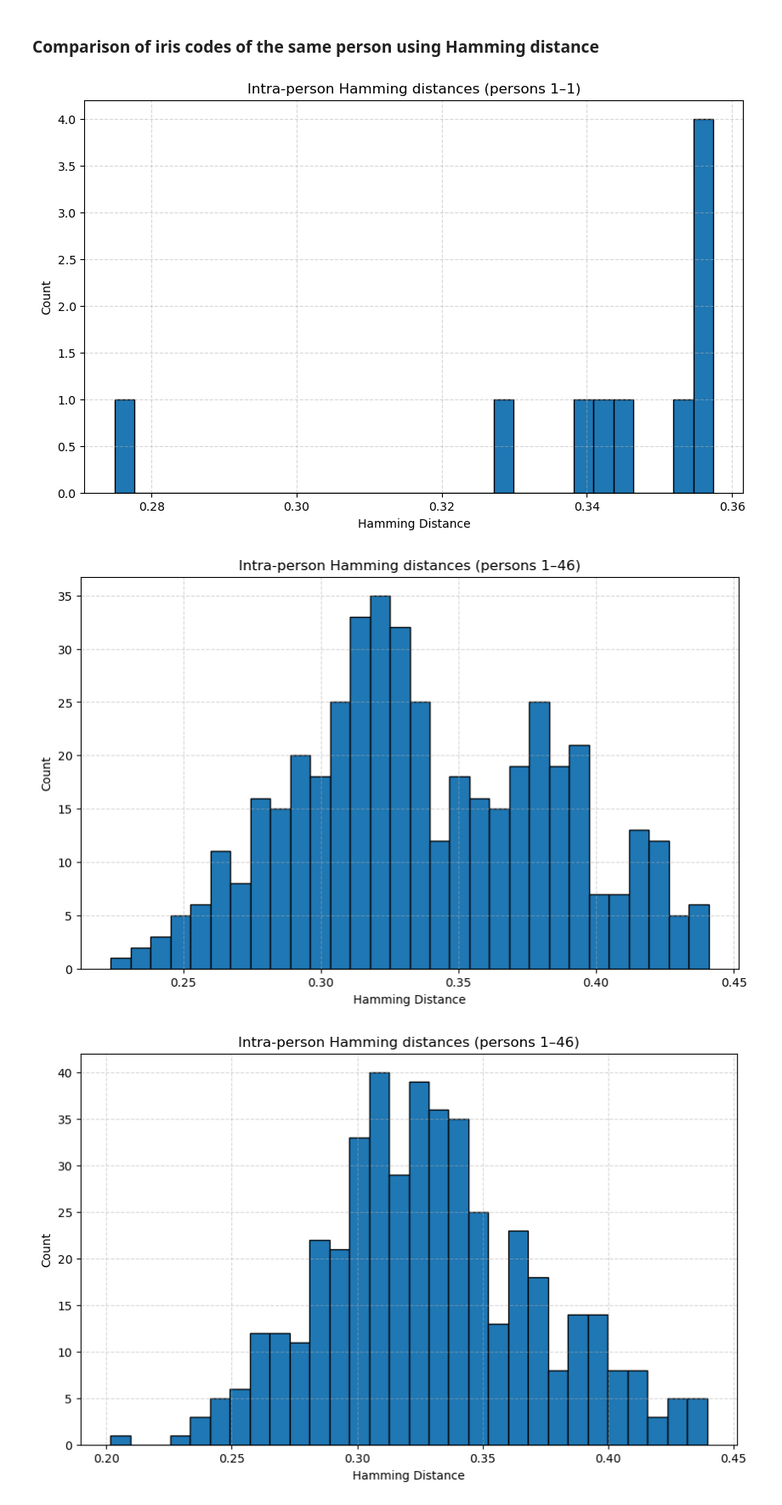
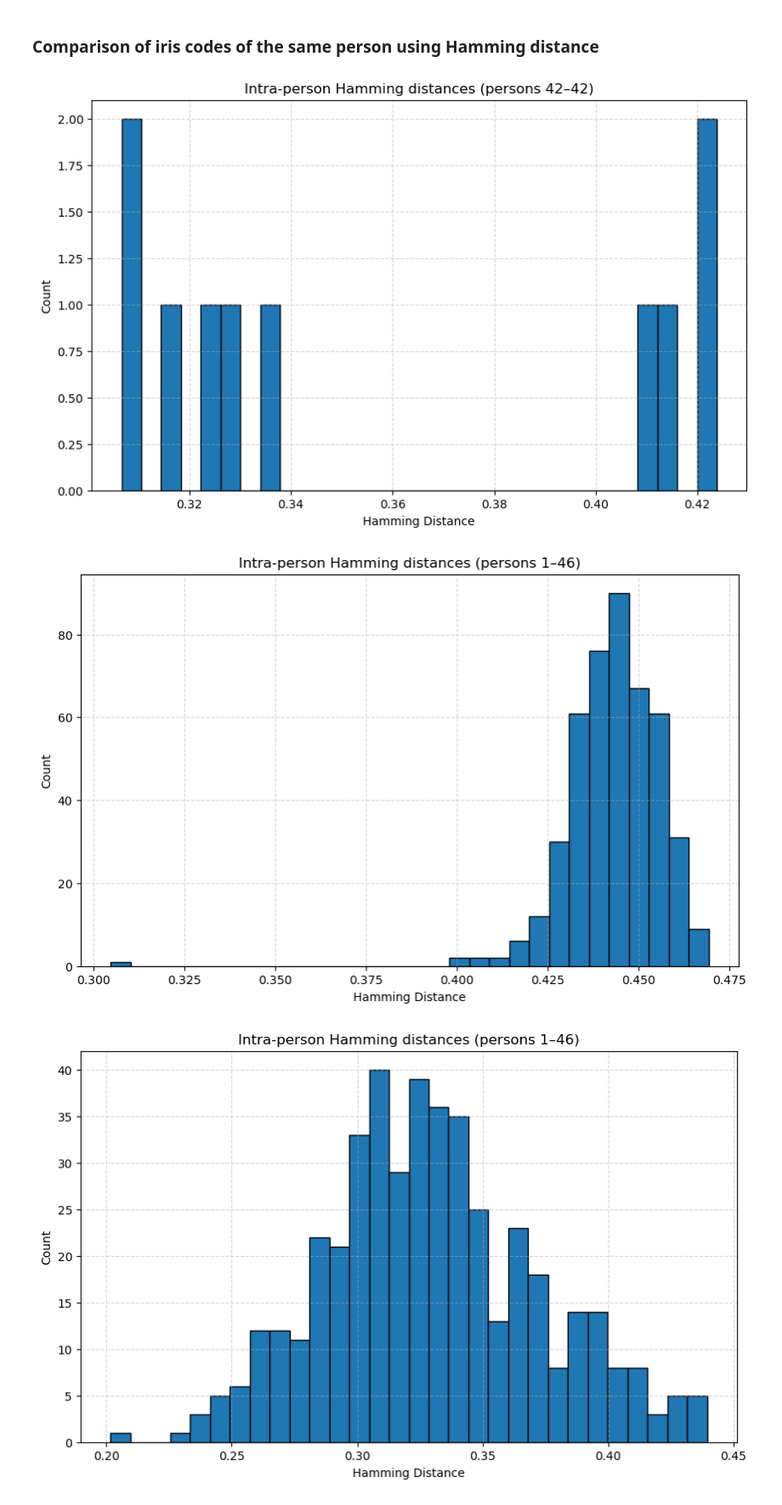
Before and after one commit to FilipLangiewicz/IrisPrediction, a Jupyter notebook: main.ipynb, the cells around one changed output. Shown: that part at 85% size. Cells and saved outputs as stored; diff of their text form; code cells hidden in the pictures.

```diff
--- a/main.ipynb
+++ b/main.ipynb
@@ -774,21 +734,21 @@ distances = compare_people_multiple(
 ### Comparison of iris codes of the same person using Hamming distance
 # %%
 all_dist = compare_within_persons_range(
-    person_ids= [1],
+    person_ids= [42],
     eye="left",
-    f_value=np.pi,
+    f_value=np.pi + 0.01,
     verbose=False
 )
 # %% [output]
-[figure, old version]
+[figure, new version]
 # %%
-all_dist = compare_within_persons_range(
+left_dists = compare_within_persons_range(
     person_ids=list(range(1, 47)),
     eye="left",
-    f_value=np.pi,
+    f_value=np.pi + 0.2,
     verbose=False,
     skip_ids=[4]
 )
 # %% [output]
-[figure, old version]
+[figure, new version]
 # %%
```
Also changed, not shown: parts of 5 cells of this notebook.
